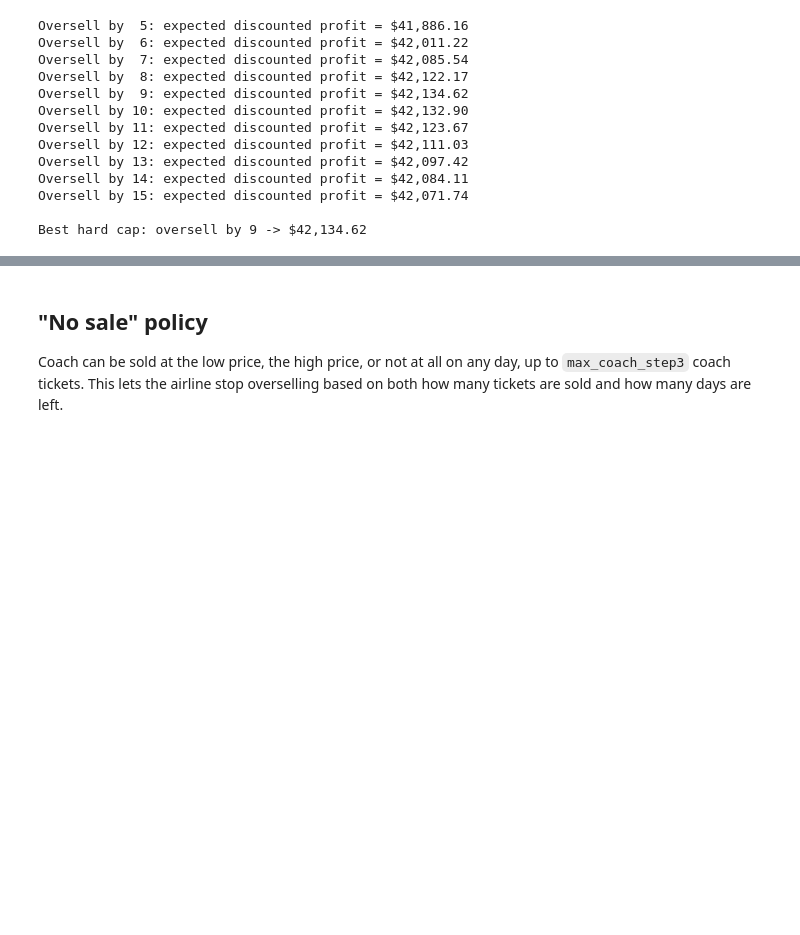
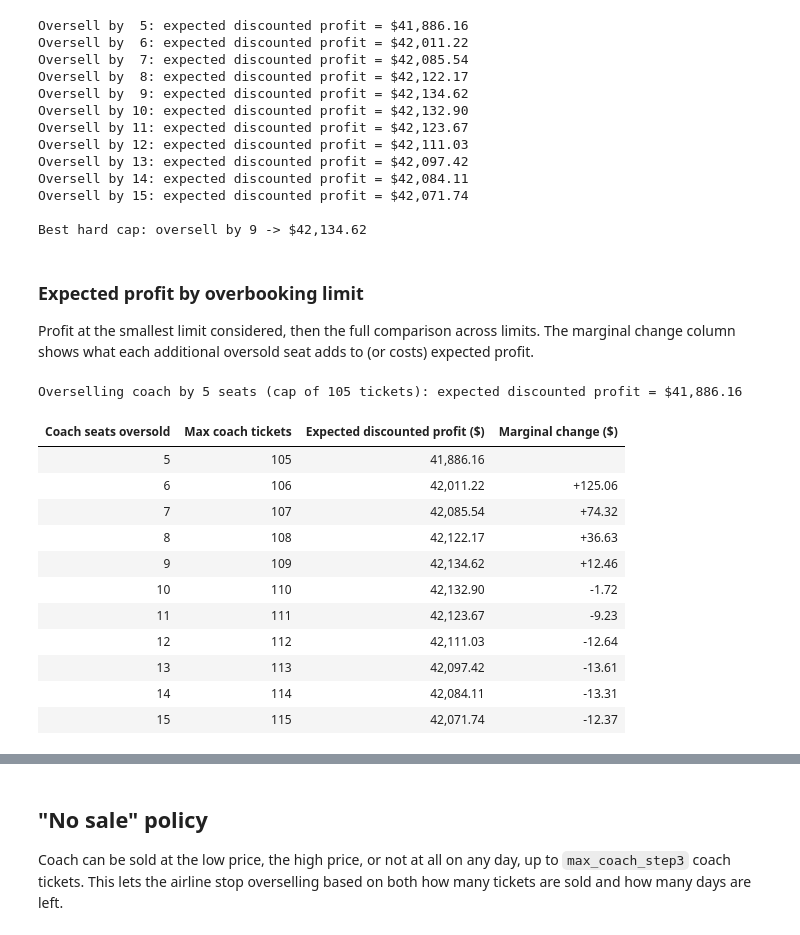
Before and after one commit to sowmya-subra/airline-overbooking, a Jupyter notebook: airline_overbooking.ipynb, the cells around one changed output, grey strips where cells are left out. Drawn from its saved outputs; the diff is of its cells as text; code cells hidden in the pictures; blank space fills up the shorter version.

Commit message:
Add hard-cap profit table, explanation, and save best hard-cap policy

```diff
--- a/airline_overbooking.ipynb
+++ b/airline_overbooking.ipynb
@@ -226,3 +226,43 @@ Oversell by 14: expected discounted profit = $42,084.11
 Oversell by 15: expected discounted profit = $42,071.74
 
 Best hard cap: oversell by 9 -> $42,134.62
+# %% [markdown]
+   ### Expected profit by overbooking limit
+   Profit at the smallest limit considered, then the full comparison across limits. The
+   marginal change column shows what each additional oversold seat adds to (or costs) expected profit.
+# %%
+# Expected discounted profit at the smallest overbooking limit considered
+base_limit = overbook_limits[0]
+print(f"Overselling coach by {base_limit} seats (cap of {coach_seats + base_limit} tickets): "
+      f"expected discounted profit = ${hardcap_profits[base_limit]:,.2f}")
+# %% [output]
+Overselling coach by 5 seats (cap of 105 tickets): expected discounted profit = $41,886.16
+# %%
+# Expected discounted profit for every hard-cap overbooking limit,
+# with the marginal change from allowing one more oversold seat
+import pandas as pd
+
+hardcap_table = pd.DataFrame({
+    "Coach seats oversold": list(hardcap_profits),
+    "Max coach tickets": [coach_seats + l for l in hardcap_profits],
+    "Expected discounted profit ($)": list(hardcap_profits.values()),
+})
+hardcap_table["Marginal change ($)"] = hardcap_table["Expected discounted profit ($)"].diff()
+
+hardcap_table.style.format(
+    {"Expected discounted profit ($)": "{:,.2f}", "Marginal change ($)": "{:+,.2f}"},
+    na_rep="",
+).hide(axis="index")
+# %% [output]
+| Coach seats oversold | Max coach tickets | Expected discounted profit ($) | Marginal change ($) |
+| 5 | 105 | 41,886.16 |  |
+| 6 | 106 | 42,011.22 | +125.06 |
+| 7 | 107 | 42,085.54 | +74.32 |
+| 8 | 108 | 42,122.17 | +36.63 |
+| 9 | 109 | 42,134.62 | +12.46 |
+| 10 | 110 | 42,132.90 | -1.72 |
+| 11 | 111 | 42,123.67 | -9.23 |
+| 12 | 112 | 42,111.03 | -12.64 |
+| 13 | 113 | 42,097.42 | -13.61 |
+| 14 | 114 | 42,084.11 | -13.31 |
+| 15 | 115 | 42,071.74 | -12.37 |
```
Also changed, not shown: parts of 7 cells of this notebook.
